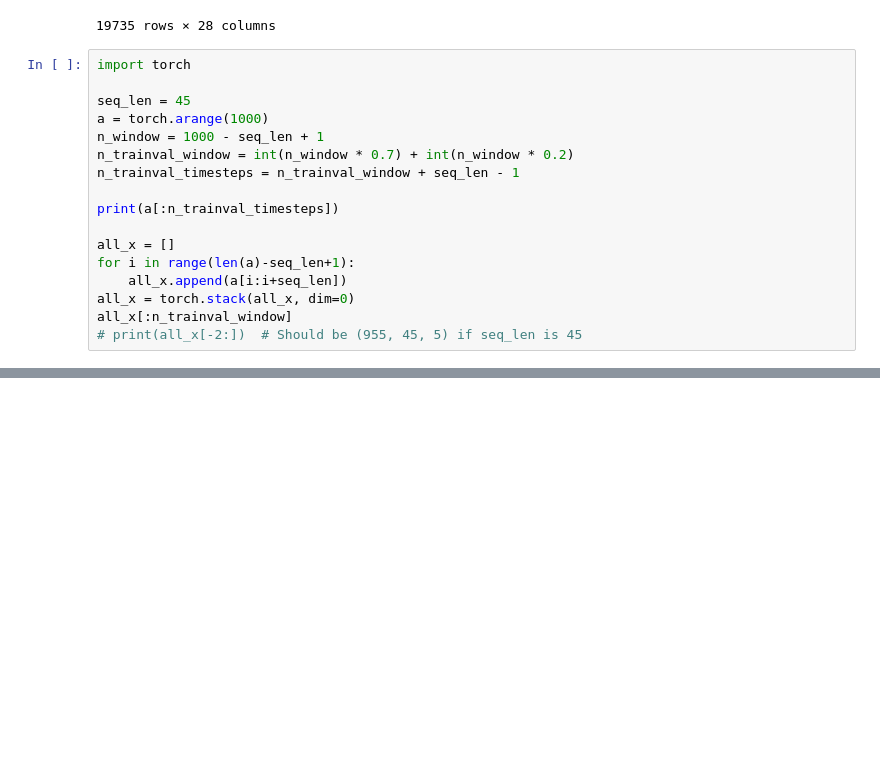
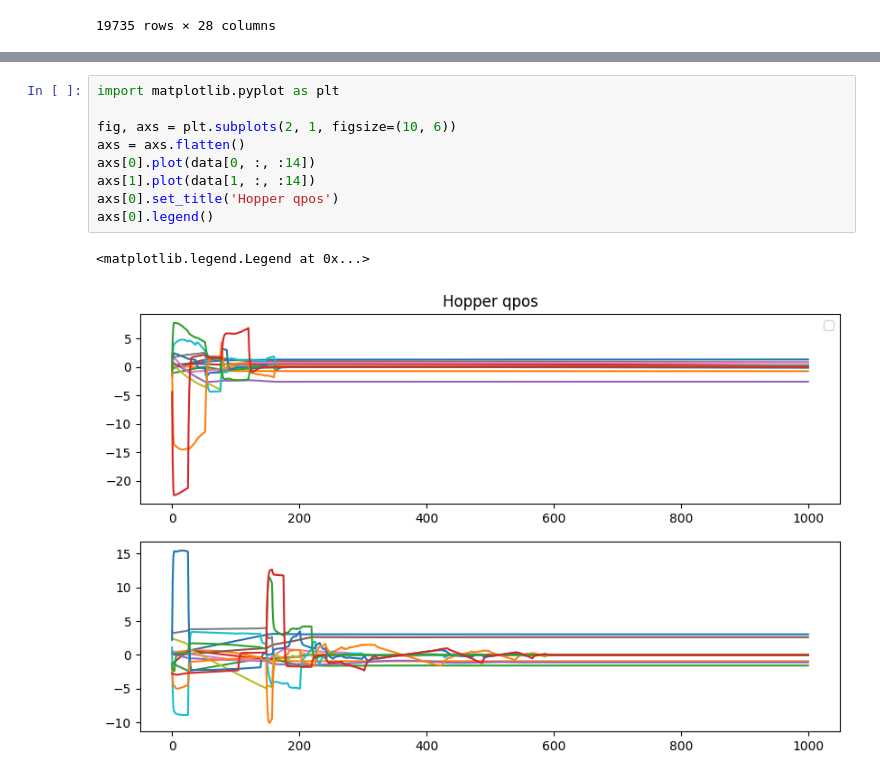
Before and after one commit to WillWang1113/GenTS, a Jupyter notebook: notebooks/my_notebook.ipynb, the cells around one changed output, grey strips where cells are left out. Saved outputs shown, nothing was run; the diff lists cells and outputs as text; blank space fills up the shorter version.

```diff
--- a/notebooks/my_notebook.ipynb
+++ b/notebooks/my_notebook.ipynb
@@ -314,20 +314,3 @@ df
 | 19733 | 420 | 10 | 25.500000 | 46.990000 | 25.414000 | 43.036000 | 26.890000 | 41.290000 | 24.700000 | 45.790000 | ... | ... |
 | 19734 | 430 | 10 | 25.500000 | 46.600000 | 25.264286 | 42.971429 | 26.823333 | 41.156667 | 24.700000 | 45.963333 | ... | ... |
 19735 rows × 28 columns
-# %%
-import torch
-
-seq_len = 45
-a = torch.arange(1000)
-n_window = 1000 - seq_len + 1
-n_trainval_window = int(n_window * 0.7) + int(n_window * 0.2)
-n_trainval_timesteps = n_trainval_window + seq_len - 1
-
-print(a[:n_trainval_timesteps])
-
-all_x = []
-for i in range(len(a)-seq_len+1):
-    all_x.append(a[i:i+seq_len])
-all_x = torch.stack(all_x, dim=0)
-all_x[:n_trainval_window]
-# print(all_x[-2:])  # Should be (955, 45, 5) if seq_len is 45
@@ -358,0 +380,12 @@ tensor([[  0,   1,   2,  ...,  42,  43,  44],
+# %%
+import matplotlib.pyplot as plt
+
+fig, axs = plt.subplots(2, 1, figsize=(10, 6))
+axs = axs.flatten()
+axs[0].plot(data[0, :, :14])
+axs[1].plot(data[1, :, :14])
+axs[0].set_title('Hopper qpos')
+axs[0].legend()
+# %% [output]
+<matplotlib.legend.Legend at 0x...>
+[figure, added]
```
Also changed, not shown: parts of 2 cells of this notebook, 6 other files.
